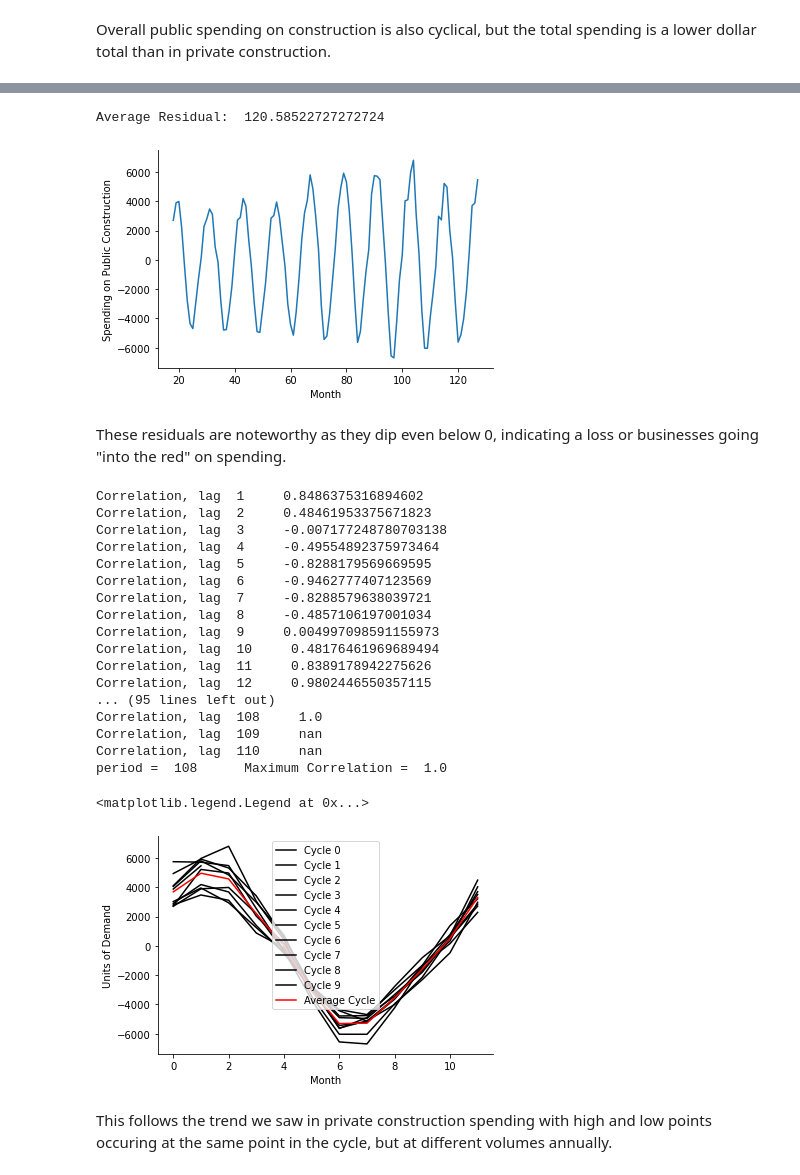
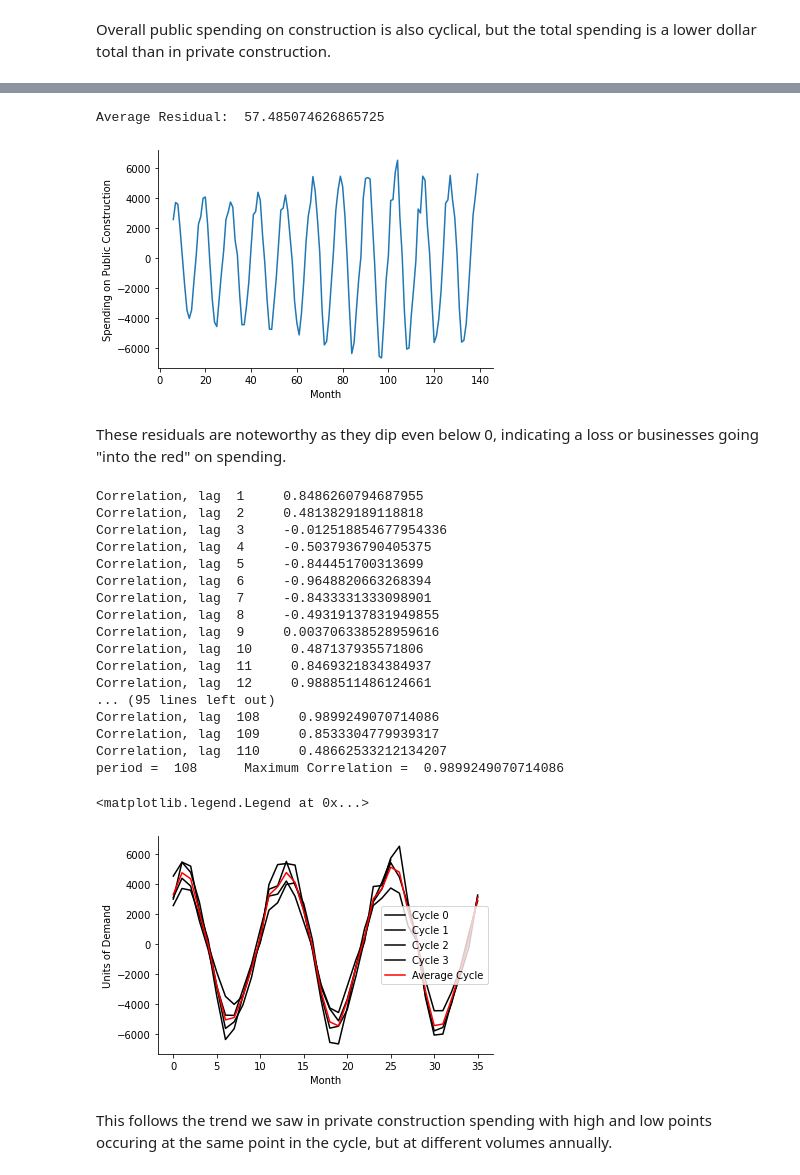
Before and after one commit to caitsmith329/caitsmith329.github.io, a Jupyter notebook: TimeSeriesData/M3TimeSeries.ipynb, the cells around one changed output, grey strips where cells are left out. Saved outputs shown, nothing was run; the diff lists cells and outputs as text; code cells hidden in the pictures.

```diff
--- a/TimeSeriesData/M3TimeSeries.ipynb
+++ b/TimeSeriesData/M3TimeSeries.ipynb
@@ -96,7 +96,7 @@ def sqErr(row):
 df['MovAvg'] = np.NaN
 df['sqErr'] = np.NaN
 
-window = 36
+window = 12
 window = window - window % 2
 # Compute the moving average in the loop below using a window centered on the data point whose average is being computed
 for i in range(int(window/2),df.shape[0]-int(window/2)):
@@ -228,5 +228,5 @@ period =  108      Maximum Correlation =  0.9999999999999999
 # %%
-period = 12 #12 months in a year, each year is a cycle and b/c every twelfth entry in the series shows high correlation
+period = 36 #12 months in a year, each year is a cycle and b/c every twelfth entry in the series shows high correlation, but brought out to 36 so the graph shows multiple cycles
 cycleLen = period
 numCycles = int(len(df)/cycleLen + 1)
 cycles = [df.iloc[range(i*period,min((i+1)*period,len(df)))]['R1'] for i in range(numCycles)]
@@ -433,7 +433,7 @@ def sqErr(row):
 df['MovAvg'] = np.NaN
 df['sqErr'] = np.NaN
 
-window = 36
+window = 12
 window = window - window % 2
 # Compute the moving average in the loop below using a window centered on the data point whose average is being computed
 for i in range(int(window/2),df.shape[0]-int(window/2)):
@@ -507,8 +507,8 @@ ax.spines['right'].set_visible(False)
 ax.spines['top'].set_visible(False)
 print('Average Residual: ', sum(df['R1'])/len(df))
 # %% [output]
-Average Residual:  120.58522727272724
+Average Residual:  57.485074626865725
-[figure, old version]
+[figure, new version]
 # %% [markdown]
 These residuals are noteworthy as they dip even below 0, indicating a loss or businesses going "into the red" on spending.
 # %%
@@ -522,43 +522,43 @@ for i in range(1,111):
         period = i
 print('period = ',period,'     Maximum Correlation = ',maxCorr)
 # %% [output]
-Correlation, lag  1     0.8486375316894602
-Correlation, lag  2     0.48461953375671823
-Correlation, lag  3     -0.007177248780703138
-Correlation, lag  4     -0.49554892375973464
-Correlation, lag  5     -0.8288179569669595
-Correlation, lag  6     -0.9462777407123569
-Correlation, lag  7     -0.8288579638039721
-Correlation, lag  8     -0.4857106197001034
-Correlation, lag  9     0.004997098591155973
-Correlation, lag  10     0.48176461969689494
-Correlation, lag  11     0.8389178942275626
-Correlation, lag  12     0.9802446550357115
+Correlation, lag  1     0.8486260794687955
+Correlation, lag  2     0.4813829189118818
+Correlation, lag  3     -0.012518854677954336
+Correlation, lag  4     -0.5037936790405375
+Correlation, lag  5     -0.844451700313699
+Correlation, lag  6     -0.9648820663268394
+Correlation, lag  7     -0.8433331333098901
+Correlation, lag  8     -0.49319137831949855
+Correlation, lag  9     0.003706338528959616
+Correlation, lag  10     0.487137935571806
+Correlation, lag  11     0.8469321834384937
+Correlation, lag  12     0.9888511486124661
 ... (95 lines left out)
-Correlation, lag  108     1.0
-Correlation, lag  109     nan
-Correlation, lag  110     nan
-period =  108      Maximum Correlation =  1.0
+Correlation, lag  108     0.9899249070714086
+Correlation, lag  109     0.8533304779939317
+Correlation, lag  110     0.48662533212134207
+period =  108      Maximum Correlation =  0.9899249070714086
 # %%
-period = 12 #12 months in a year, each year is a cycle & high correlation every twelfth instance
+period = 36 #12 months in a year, each year is a cycle & high correlation every twelfth instance, but brought out to 36 to show multiple cycles
 cycleLen = period
 numCycles = int(len(df)/cycleLen + 1)
 cycles = [df.iloc[range(i*period,min((i+1)*period,len(df)))]['R1'] for i in range(numCycles)]
 ptsInCycles = [df.iloc[range(i,len(df['R1']),period)]['R1'].tolist() for i in range(period)]
 avg = [sum(pts)/len(pts) for pts in ptsInCycles]
 
 fig,ax = plt.subplots()
 for i in range(len(cycles)):
     ax.plot(cycles[i].values,label='Cycle '+str(i),c='k')
 ax.plot(avg,label='Average Cycle',c='r')
 ax.set_xlabel('Month')
 ax.set_ylabel('Units of Demand')
 ax.spines['right'].set_visible(False)
 ax.spines['top'].set_visible(False)
 ax.legend()
 # %% [output]
 <matplotlib.legend.Legend at 0x...>
-[figure, old version]
+[figure, new version]
 # %% [markdown]
 This follows the trend we saw in private construction spending with high and low points occuring at the same point in the cycle, but at different volumes annually.
 # %%
```
Also changed, not shown: parts of 20 cells of this notebook.
